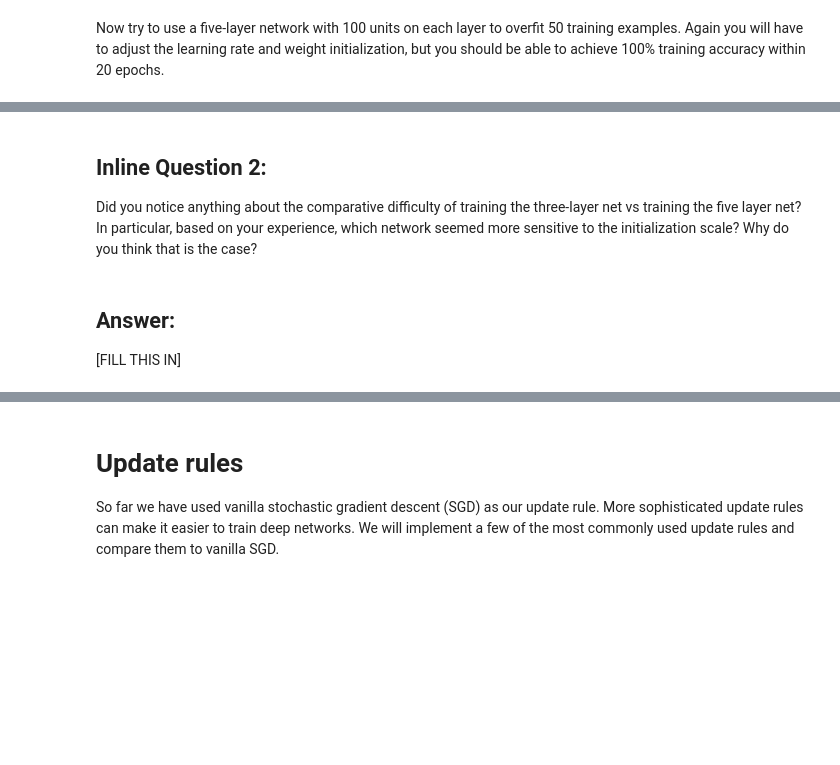
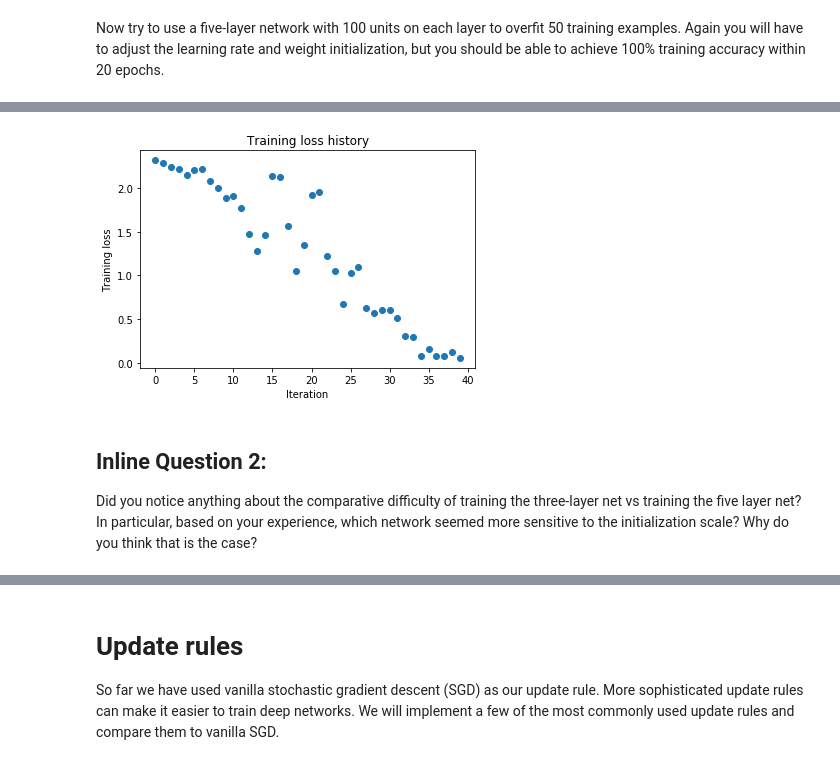
Before and after one commit to ryanhe312/computer-vision-assignment, a Jupyter notebook: assignment2/FullyConnectedNets.ipynb, the cells around one changed output, grey strips where cells are left out. Drawn from its saved outputs; the diff is of its cells as text; code cells hidden in the pictures; blank space fills up the shorter version.

```diff
--- a/assignment2/FullyConnectedNets.ipynb
+++ b/assignment2/FullyConnectedNets.ipynb
@@ -463,8 +496,8 @@ small_data = {
   'y_val': data['y_val'],
 }
 
-learning_rate = 2e-3
-weight_scale = 1e-5
+learning_rate = 4.5e-2
+weight_scale = 2.5e-2
 model = FullyConnectedNet([100, 100, 100, 100],
                 weight_scale=weight_scale, dtype=np.float64)
 solver = Solver(model, small_data,
@@ -481,3 +514,4 @@ plt.title('Training loss history')
 plt.xlabel('Iteration')
 plt.ylabel('Training loss')
 plt.show()
+# %% [output]
@@ -484,6 +535,4 @@ plt.show()
+[figure, added]
 # %% [markdown]
 ## Inline Question 2:
 Did you notice anything about the comparative difficulty of training the three-layer net vs training the five layer net? In particular, based on your experience, which network seemed more sensitive to the initialization scale? Why do you think that is the case?
-# %% [markdown]
-## Answer:
-[FILL THIS IN]
```
Also changed, not shown: parts of 16 cells of this notebook, 2 other files.
